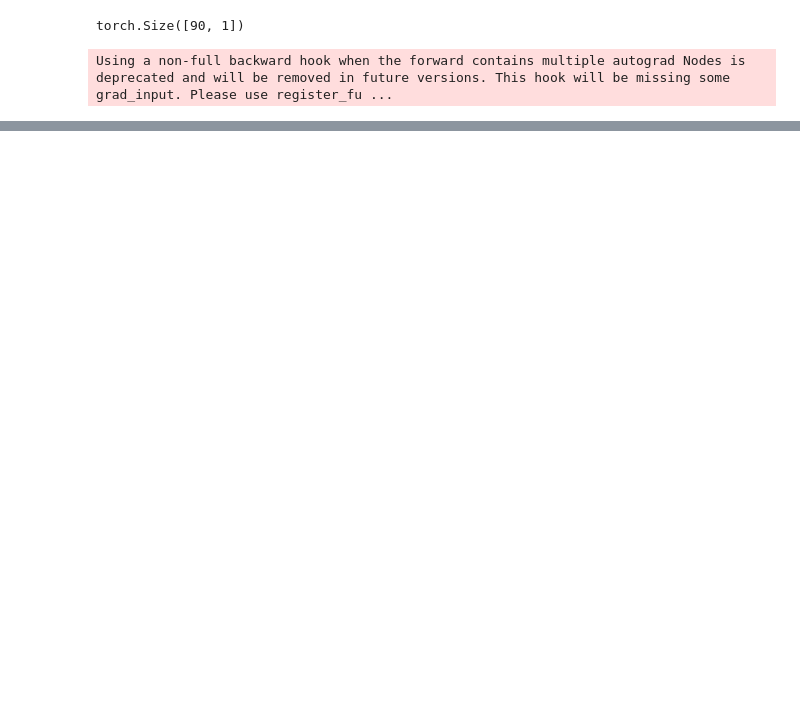
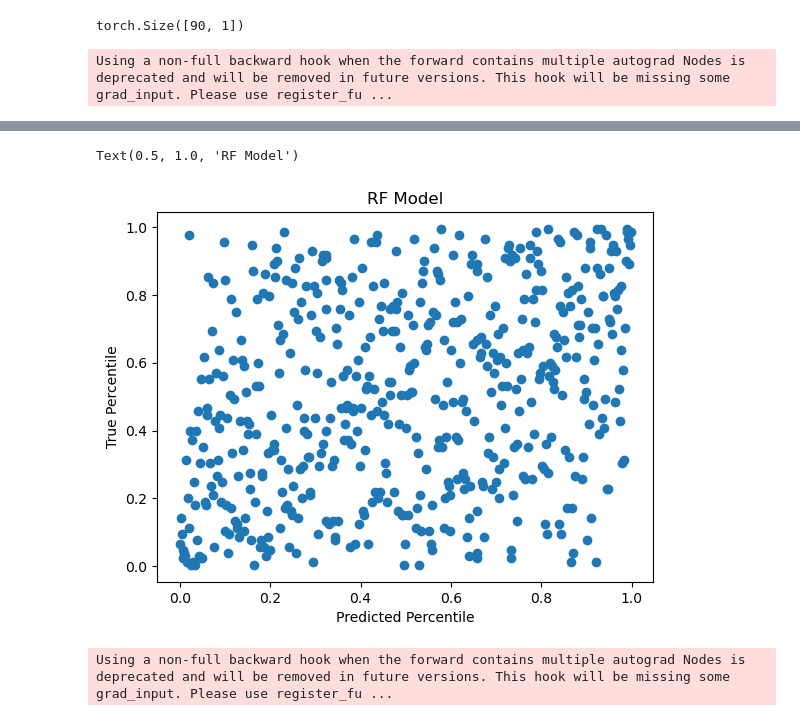
Before and after one commit to corsellolab/refract, a Jupyter notebook: notebooks/20230522_debug_weighted_models/20230515_ranking_nn.ipynb, the cells around one changed output, grey strips where cells are left out. Cells and saved outputs as stored; diff of their text form; code cells hidden in the pictures; blank space fills up the shorter version.

```diff
--- a/notebooks/20230522_debug_weighted_models/20230515_ranking_nn.ipynb
+++ b/notebooks/20230522_debug_weighted_models/20230515_ranking_nn.ipynb
@@ -539,0 +655,2 @@ No data for colormapping provided via 'c'. Parameters 'vmin', 'vmax' will be ign
+# %%
+df = pd.DataFrame({"preds": all_preds, "true": all_true})
@@ -539,0 +668,13 @@ No data for colormapping provided via 'c'. Parameters 'vmin', 'vmax' will be ign
+# %%
+# compute pred_percentile
+df["pred_percentile"] = df["preds"].rank(pct=True)
+df["true_percentile"] = df["true"].rank(pct=True)
+
+# plot
+plt.scatter(1-df["pred_percentile"], 1-df["true_percentile"])
+plt.xlabel("Predicted Percentile")
+plt.ylabel("True Percentile")
+plt.title("RF Model")
+# %% [output]
+Text(0.5, 1.0, 'RF Model')
+[figure, added]
@@ -539,0 +696,4 @@ No data for colormapping provided via 'c'. Parameters 'vmin', 'vmax' will be ign
+# %%
+shap_values = exp.shap_values(X)
+# %% [output]
+Using a non-full backward hook when the forward contains multiple autograd Nodes is deprecated and will be removed in future versions. This hook will be missing some grad_input. Please use register_fu ...
```
Also changed, not shown: parts of 33 cells of this notebook, 13 other files.
